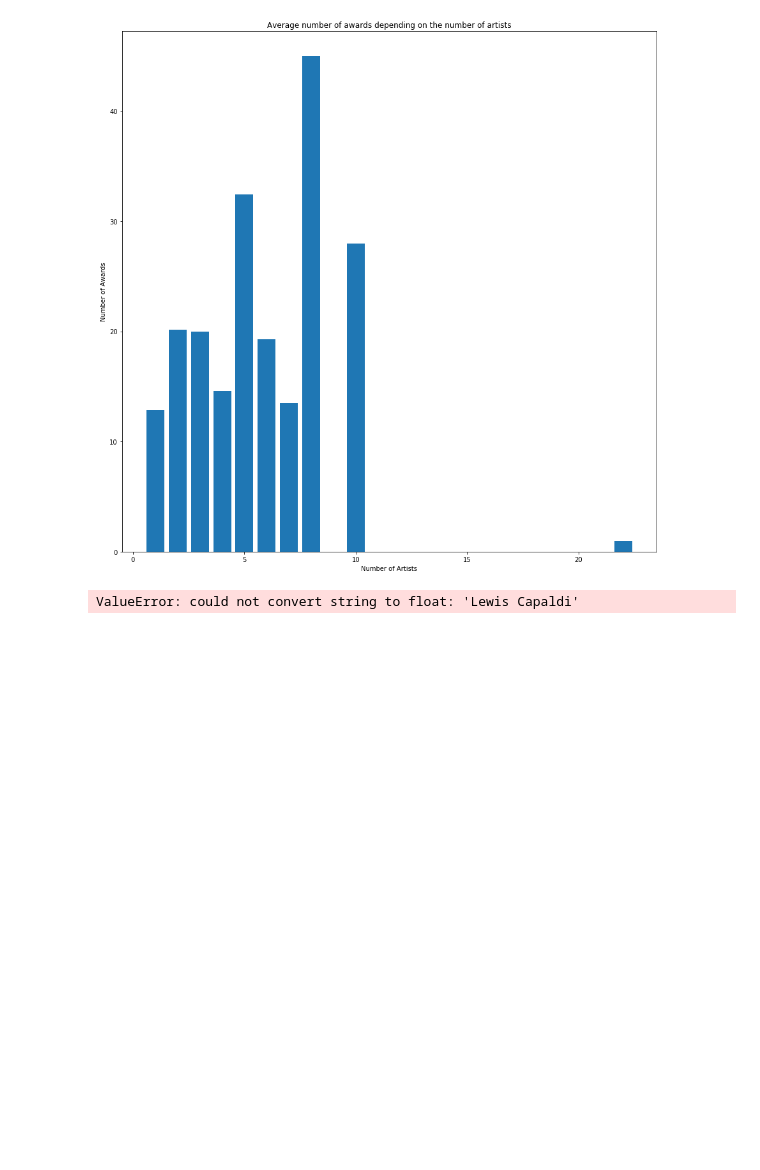
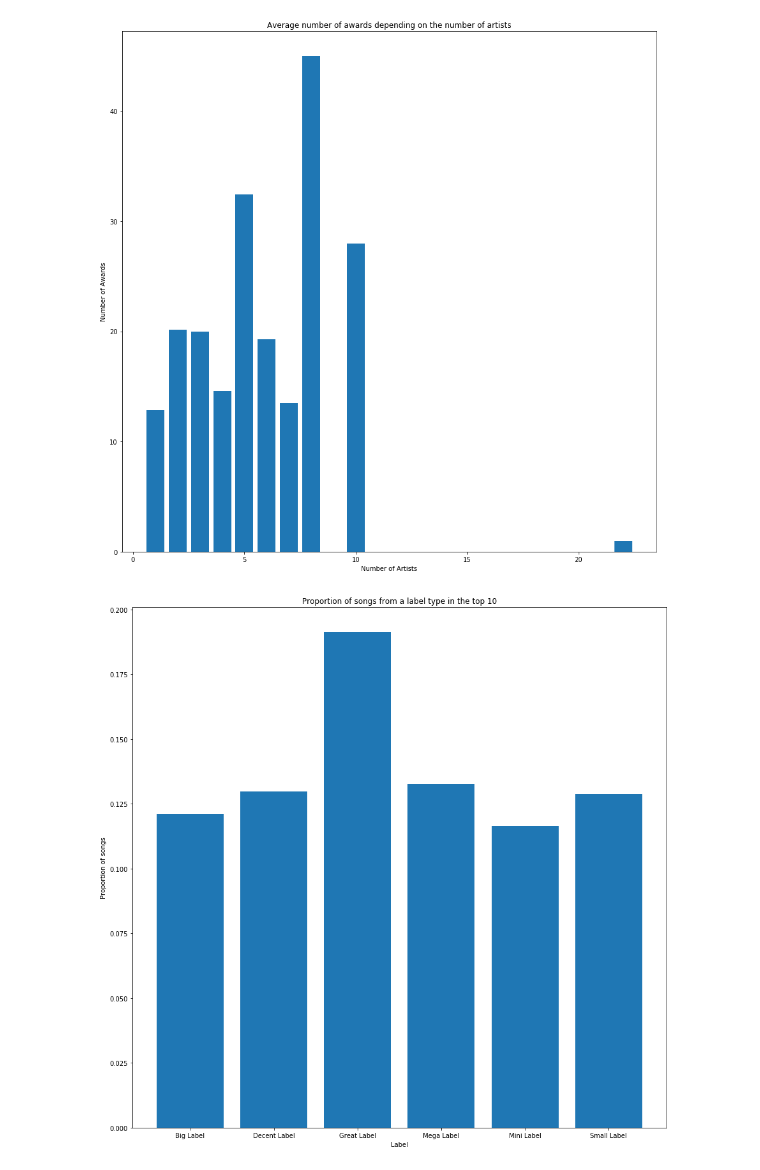
Before and after one commit to Weulass/Billboard-analytics, a Jupyter notebook: Visuallizations.ipynb, the cells around one changed output. Cells and saved outputs as stored; diff of their text form; code cells hidden in the pictures; blank space fills up the shorter version.

```diff
--- a/Visuallizations.ipynb
+++ b/Visuallizations.ipynb
@@ -105,13 +98,10 @@ for i in np.asarray(song_df["album_label"]):
-# %%
-import umap
-
-umap_df = song_df
-embedding = umap.UMAP().fit_transform(umap_df.values)
-
-fig, ax = plt.subplots(figsize=(12, 10))
-plt.scatter(
-    embedding[:, 0], embedding[:, 1], cmap="Spectral", s=0.1)
-plt.setp(ax, xticks=[], yticks=[])
-plt.title("Data embedded into two dimensions by UMAP", fontsize=18)
-# %% [output]
-ValueError: could not convert string to float: 'Lewis Capaldi'
+# %%
+award_num = song_df.groupby("label_category").mean()["top10"]
+plt.figure(figsize=(15,15))
+plt.bar(award_num.index,award_num)
+plt.title("Proportion of songs from a label type in the top 10")
+plt.ylabel("Proportion of songs")
+plt.xlabel("Label")
+plt.show()
+# %% [output]
+[figure, added]
```
Also changed, not shown: parts of 15 cells of this notebook, 2 other files.
